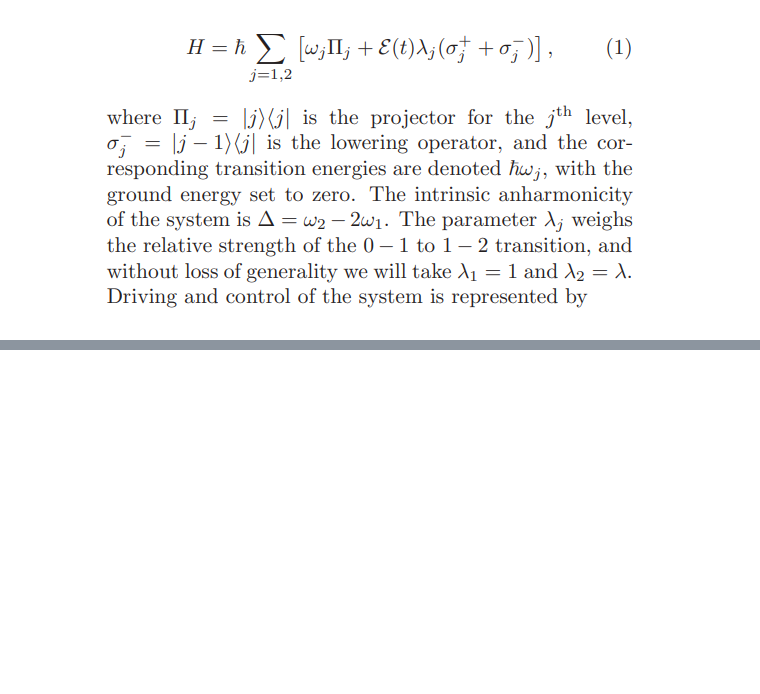
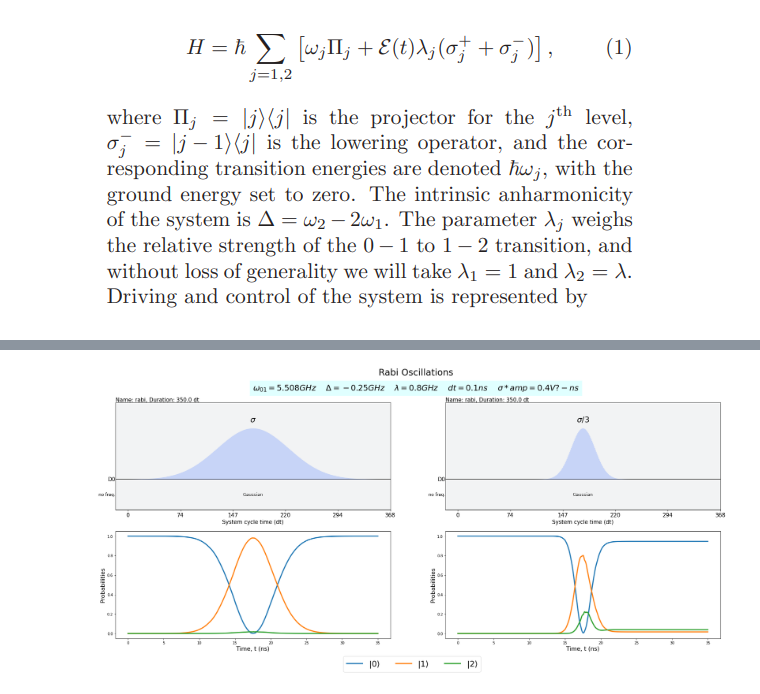
Before and after one commit to rupeshknn/pulse-backend-qamp22, a Jupyter notebook: 3 level qubit-rabi-Clean.ipynb, the cells around one changed output, grey strips where cells are left out. Saved outputs shown, nothing was run; the diff lists cells and outputs as text; code cells hidden in the pictures; blank space fills up the shorter version.

```diff
--- a/3 level qubit-rabi-Clean.ipynb
+++ b/3 level qubit-rabi-Clean.ipynb
@@ -13,7 +13,7 @@ from qiskit_dynamics import Solver, Signal
 Omega_01 = 5.508 #Ghz
 Delta = - 0.25
 Omega_02 = 2*Omega_01 + Delta
-Lambda = 0.08
+Lambda = 0.8
 
 ket0 = np.array([[1,0,0]]).T
 ket1 = np.array([[0,1,0]]).T
@@ -34,17 +34,20 @@ R_frame = 2 * np.pi * (Omega_01*P1 + 2*Omega_01*P2)
 # %%
 y0 = Statevector([1., 0., 0.])
 dt = 0.1
-sigma = 5 #ns
-T = 40 #ns
+area = 0.4
+sigma1 = 5 #ns
+amp1 = area/sigma1
+sigma2 = sigma1 / 3 #ns
+amp2 = area/sigma2
+
+T = 35 #ns
 duration = np.math.ceil(T / dt)
-
-amp = 0.5
 # %%
 # signals = [Signal(envelope=1., carrier_freq=5.508)]
 with pulse.build(name="rabi") as rb1:
-    pulse.play(pulse.Gaussian(duration=duration, amp=amp, sigma=sigma / dt), pulse.DriveChannel(0))
+    pulse.play(pulse.Gaussian(duration=duration, amp=amp1, sigma=sigma1 / dt), pulse.DriveChannel(0))
 with pulse.build(name="rabi") as rb2:
-    pulse.play(pulse.Gaussian(duration=duration, amp=amp, sigma=sigma / dt / 3), pulse.DriveChannel(0))
+    pulse.play(pulse.Gaussian(duration=duration, amp=amp2, sigma=sigma2 / dt), pulse.DriveChannel(0))
 
 _, (ax1, ax2) = plt.subplots(2,1, figsize=(20,8))
 rb1.draw(axis=ax1)
@@ -67,36 +70,39 @@ solutions = hamiltonian_solver.solve(t_span=[0., T], y0=y0, signals=[rb1, rb2])
 # %%
 plt.close()
 fig, (axis1,axis2) = plt.subplots(2,2, figsize=(30,12))
 
 # rb1.draw(axis=axis1[0])
 # rb2.draw(axis=axis1[1])
 
 for ax, sol in zip(axis2, solutions):
-    ax.plot(sol.t, np.array([psi.probabilities() for psi in sol.y])[:,0], label='0', linewidth=3)
-    ax.plot(sol.t, np.array([psi.probabilities() for psi in sol.y])[:,1], label='1', linewidth=3)
-    ax.plot(sol.t, np.array([psi.probabilities() for psi in sol.y])[:,2], label='2', linewidth=3)
-    ax.set_xlabel("Time, t (ns)")
-    ax.set_ylabel("Probabilities")
+    ax.plot(sol.t, np.array([psi.probabilities() for psi in sol.y])[:,0], label=r'$|0\rangle$', linewidth=3)
+    ax.plot(sol.t, np.array([psi.probabilities() for psi in sol.y])[:,1], label=r'$|1\rangle$', linewidth=3)
+    ax.plot(sol.t, np.array([psi.probabilities() for psi in sol.y])[:,2], label=r'$|2\rangle$', linewidth=3)
+    ax.set_xlabel("Time, t (ns)",fontsize = 16)
+    ax.set_ylabel("Probabilities",fontsize = 16)
 axis1[0].set_title("$\sigma$", y = 0.8, fontsize = 22)
 axis1[1].set_title("$\sigma / 3$", y = 0.8, fontsize = 22)
 
 handles, labels = ax.get_legend_handles_labels()
-fig.legend(handles, labels, loc='lower center', ncol=3)
+fig.legend(handles, labels, loc='lower center', ncol=3, fontsize = 22)
 
 fig.suptitle("Rabi Oscillations", x = 0.51, y=.99, fontsize = 25)
-fig.text(0.37, 0.92,
+fig.text(0.51, 0.92,
     (
-    "$\omega_{01} = 5.508 GHz$    "+
-    "$\Delta = -0.25 GHz$    "+
+    f"$\omega_{{01}} = {Omega_01} GHz$    "+
+    f"$\Delta = {Delta} GHz$    "+
     f"$\lambda = {Lambda} GHz$    "+
-    "$dt = 0.1 ns$    "+
-    "$amp = 0.5$    "+
-    "$\sigma = 5 ns$"
+    f"$dt = {dt} ns$    "+
+    f"$\sigma * amp = {area} V?-ns$"
     ),
-    backgroundcolor = 'lightcyan'
+    backgroundcolor = 'lightcyan',
+    fontsize= 22,
+    horizontalalignment='center'
 )
 
 rb1.draw(axis=axis1[0])
 rb2.draw(axis=axis1[1])
 
-fig.savefig("Rabi std comparison2.pdf")
+# fig.savefig("Rabi std comparison3.pdf")
+# %% [output]
+[figure, added]
```
Also changed, not shown: 1 other file.
